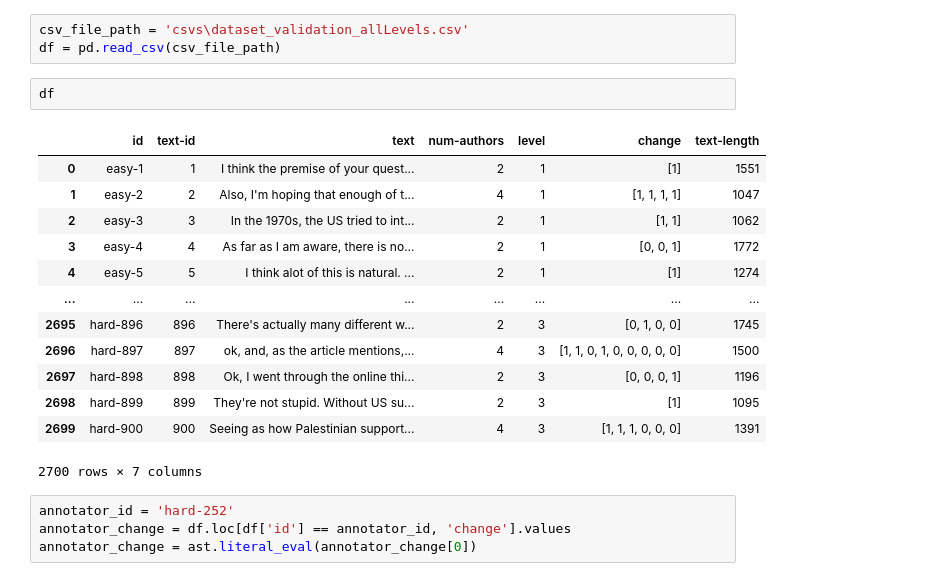
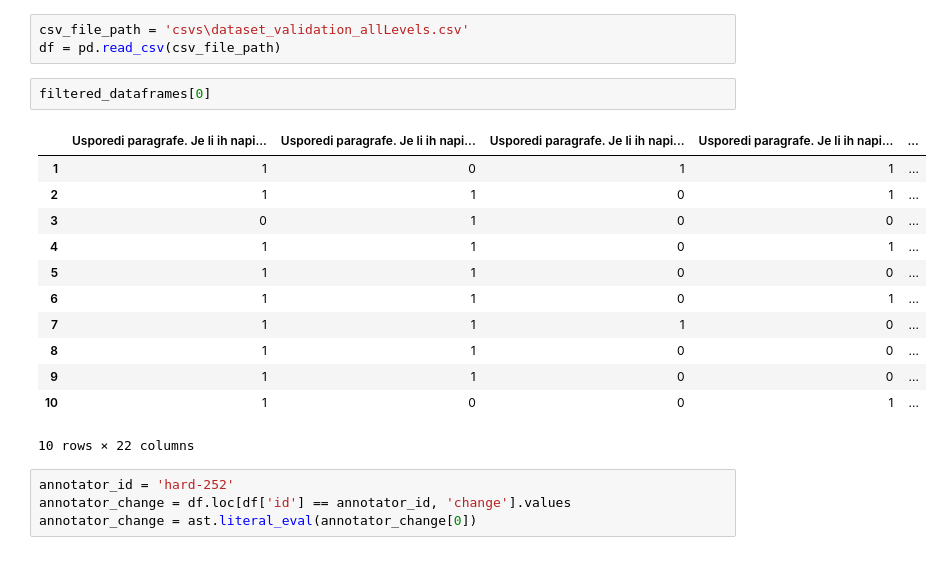
Before and after one commit to bnikolic2/Author-Style-Detection, a Jupyter notebook: Analiza_Anketa.ipynb, the cells around one changed output. Saved outputs shown, nothing was run; the diff lists cells and outputs as text.

```diff
--- a/Analiza_Anketa.ipynb
+++ b/Analiza_Anketa.ipynb
@@ -92,21 +92,20 @@ for df in dataframes:
 csv_file_path = 'csvs\dataset_validation_allLevels.csv'
 df = pd.read_csv(csv_file_path)
 # %%
-df
+filtered_dataframes[0]
 # %% [output]
-|  | id | text-id | text | num-authors | level | change | text-length |
-| 0 | easy-1 | 1 | I think the premise of your quest... | 2 | 1 | [1] | 1551 |
-| 1 | easy-2 | 2 | Also, I'm hoping that enough of t... | 4 | 1 | [1, 1, 1, 1] | 1047 |
-| 2 | easy-3 | 3 | In the 1970s, the US tried to int... | 2 | 1 | [1, 1] | 1062 |
-| 3 | easy-4 | 4 | As far as I am aware, there is no... | 2 | 1 | [0, 0, 1] | 1772 |
-| 4 | easy-5 | 5 | I think alot of this is natural. ... | 2 | 1 | [1] | 1274 |
-| ... | ... | ... | ... | ... | ... | ... | ... |
-| 2695 | hard-896 | 896 | There's actually many different w... | 2 | 3 | [0, 1, 0, 0] | 1745 |
-| 2696 | hard-897 | 897 | ok, and, as the article mentions,... | 4 | 3 | [1, 1, 0, 1, 0, 0, 0, 0, 0] | 1500 |
-| 2697 | hard-898 | 898 | Ok, I went through the online thi... | 2 | 3 | [0, 0, 0, 1] | 1196 |
-| 2698 | hard-899 | 899 | They're not stupid. Without US su... | 2 | 3 | [1] | 1095 |
-| 2699 | hard-900 | 900 | Seeing as how Palestinian support... | 4 | 3 | [1, 1, 1, 0, 0, 0] | 1391 |
+|  | Usporedi paragrafe. Je li ih napi... | Usporedi paragrafe. Je li ih napi... | Usporedi paragrafe. Je li ih napi... | Usporedi paragrafe. Je li ih napi... | ... |
+| 1 | 1 | 0 | 1 | 1 | ... |
+| 2 | 1 | 1 | 0 | 1 | ... |
+| 3 | 0 | 1 | 0 | 0 | ... |
+| 4 | 1 | 1 | 0 | 1 | ... |
+| 5 | 1 | 1 | 0 | 0 | ... |
+| 6 | 1 | 1 | 0 | 1 | ... |
+| 7 | 1 | 1 | 1 | 0 | ... |
+| 8 | 1 | 1 | 0 | 0 | ... |
+| 9 | 1 | 1 | 0 | 0 | ... |
+| 10 | 1 | 0 | 0 | 1 | ... |
-2700 rows × 7 columns
+10 rows × 22 columns
 # %%
 annotator_id = 'hard-252'
 annotator_change = df.loc[df['id'] == annotator_id, 'change'].values
```
Also changed, not shown: parts of 4 cells of this notebook, 8 other files.
